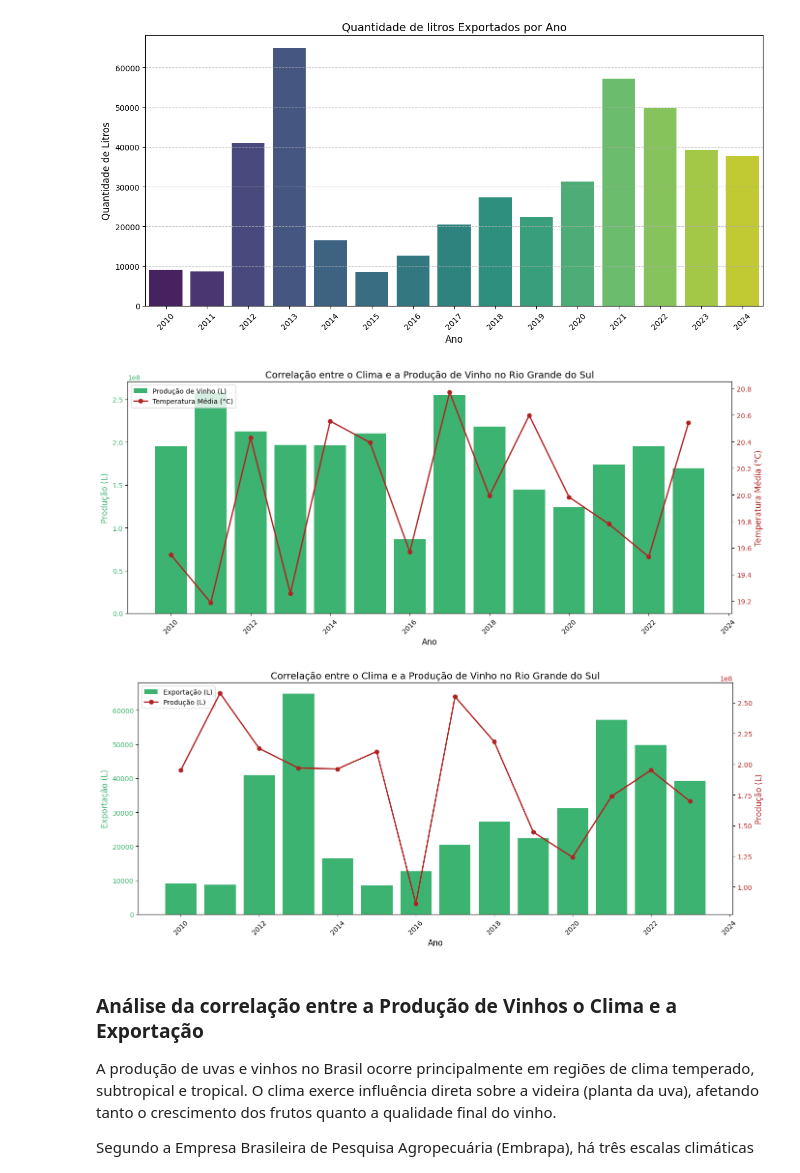
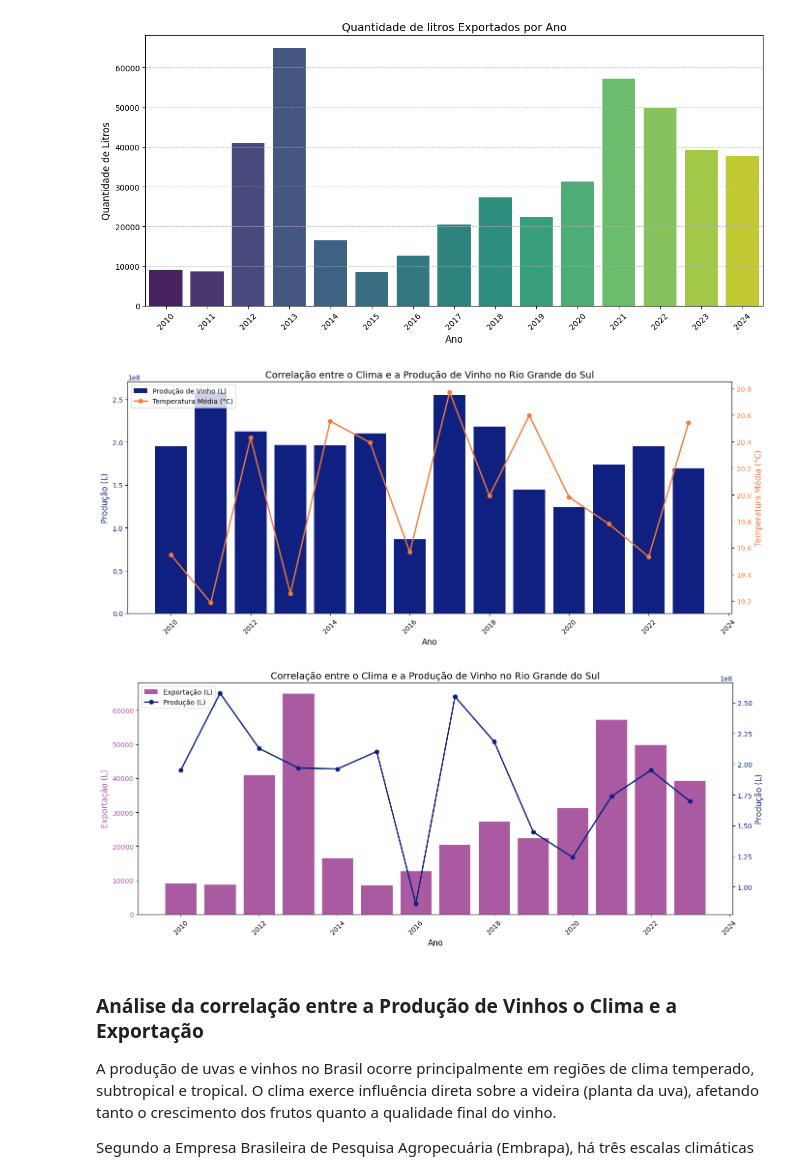
Before and after one commit to LaisST/FIAP_202501_HandsOn_data_analytics, a Jupyter notebook: Tech_Challenge_Clima_x_Exportacao.ipynb, the cells around one changed output. Drawn from its saved outputs; the diff is of its cells as text; code cells hidden in the pictures.

```diff
--- a/Tech_Challenge_Clima_x_Exportacao.ipynb
+++ b/Tech_Challenge_Clima_x_Exportacao.ipynb
@@ -454,47 +454,71 @@ Passing `palette` without assigning `hue` is deprecated and will be removed in v
 # %%
 fig, ax1 = plt.subplots(figsize=(14, 6))
 
-# Barras: Quantidade Produzida de vinho (litros)
-ax1.bar(clima_producao_exportacao['Ano'], clima_producao_exportacao['Produção (L)'], color='mediumseagreen', label='Produção de Vinho (L)')
+# Barras: Produção de vinho
+ax1.bar(
+    clima_producao_exportacao['Ano'],
+    clima_producao_exportacao['Produção (L)'],
+    color='#0F2080',
+    label='Produção de Vinho (L)'
+)
 ax1.set_xlabel('Ano', fontsize=12)
-ax1.set_ylabel('Produção (L)', fontsize=12, color='mediumseagreen')
-ax1.tick_params(axis='y', labelcolor='mediumseagreen')
+ax1.set_ylabel('Produção (L)', fontsize=12, color='#0F2080')
+ax1.tick_params(axis='y', labelcolor='#0F2080')
 ax1.set_title('Correlação entre o Clima e a Produção de Vinho no Rio Grande do Sul', fontsize=14)
 plt.xticks(rotation=45)
 
-# Criar segundo eixo y para a linha de temperatura
+# Linha: Temperatura Média
 ax2 = ax1.twinx()
-ax2.plot(clima_producao_exportacao['Ano'], clima_producao_exportacao['Temperatura Média (°C)'], color='firebrick', marker='o', linewidth=2, label='Temperatura Média (°C)')
-ax2.set_ylabel('Temperatura Média (°C)', fontsize=12, color='firebrick')
-ax2.tick_params(axis='y', labelcolor='firebrick')
+ax2.plot(
+    clima_producao_exportacao['Ano'],
+    clima_producao_exportacao['Temperatura Média (°C)'],
+    color='#F5793A',
+    marker='o',
+    linewidth=2,
+    label='Temperatura Média (°C)'
+)
+ax2.set_ylabel('Temperatura Média (°C)', fontsize=12, color='#F5793A')
+ax2.tick_params(axis='y', labelcolor='#F5793A')
 
-# Legendas combinadas
+# Legenda combinada
 lines_1, labels_1 = ax1.get_legend_handles_labels()
 lines_2, labels_2 = ax2.get_legend_handles_labels()
 ax1.legend(lines_1 + lines_2, labels_1 + labels_2, loc='upper left')
 
 plt.tight_layout()
 plt.show()
 # %% [output]
-[figure, old version]
+[figure, new version]
 # %%
 fig, ax1 = plt.subplots(figsize=(14, 6))
 
 # Barras: Quantidade exportada de vinho (litros)
-ax1.bar(clima_producao_exportacao['Ano'], clima_producao_exportacao['Exportação (L)'], color='mediumseagreen', label='Exportação (L)')
+ax1.bar(
+    clima_producao_exportacao['Ano'],
+    clima_producao_exportacao['Exportação (L)'],
+    color='#A95AA1',  # Laranja vibrante
+    label='Exportação (L)'
+)
 ax1.set_xlabel('Ano', fontsize=12)
-ax1.set_ylabel('Exportação (L)', fontsize=12, color='mediumseagreen')
-ax1.tick_params(axis='y', labelcolor='mediumseagreen')
+ax1.set_ylabel('Exportação (L)', fontsize=12, color='#A95AA1')
+ax1.tick_params(axis='y', labelcolor='#A95AA1')
 ax1.set_title('Correlação entre o Clima e a Produção de Vinho no Rio Grande do Sul', fontsize=14)
 plt.xticks(rotation=45)
 
-# Criar segundo eixo y para a linha de Produção
+# Linha: Produção de vinho (litros)
 ax2 = ax1.twinx()
-ax2.plot(clima_producao_exportacao['Ano'], clima_producao_exportacao['Produção (L)'], color='firebrick', marker='o', linewidth=2, label='Produção (L)')
-ax2.set_ylabel('Produção (L)', fontsize=12, color='firebrick')
-ax2.tick_params(axis='y', labelcolor='firebrick')
+ax2.plot(
+    clima_producao_exportacao['Ano'],
+    clima_producao_exportacao['Produção (L)'],
+    color='#0F2080',  # Azul escuro
+    marker='o',
+    linewidth=2,
+    label='Produção (L)'
+)
+ax2.set_ylabel('Produção (L)', fontsize=12, color='#0F2080')
+ax2.tick_params(axis='y', labelcolor='#0F2080')
 
-# Legendas combinadas
+# Legenda combinada
 lines_1, labels_1 = ax1.get_legend_handles_labels()
 lines_2, labels_2 = ax2.get_legend_handles_labels()
 ax1.legend(lines_1 + lines_2, labels_1 + labels_2, loc='upper left')
@@ -502,7 +526,7 @@ ax1.legend(lines_1 + lines_2, labels_1 + labels_2, loc='upper left')
 plt.tight_layout()
 plt.show()
 # %% [output]
-[figure, old version]
+[figure, new version]
 # %% [markdown]
 ### Análise da correlação entre a Produção de Vinhos o Clima e a Exportação
 A produção de uvas e vinhos no Brasil ocorre principalmente em regiões de clima temperado, subtropical e tropical. O clima exerce influência direta sobre a videira (planta da uva), afetando tanto o crescimento dos frutos quanto a qualidade final do vinho.
```
